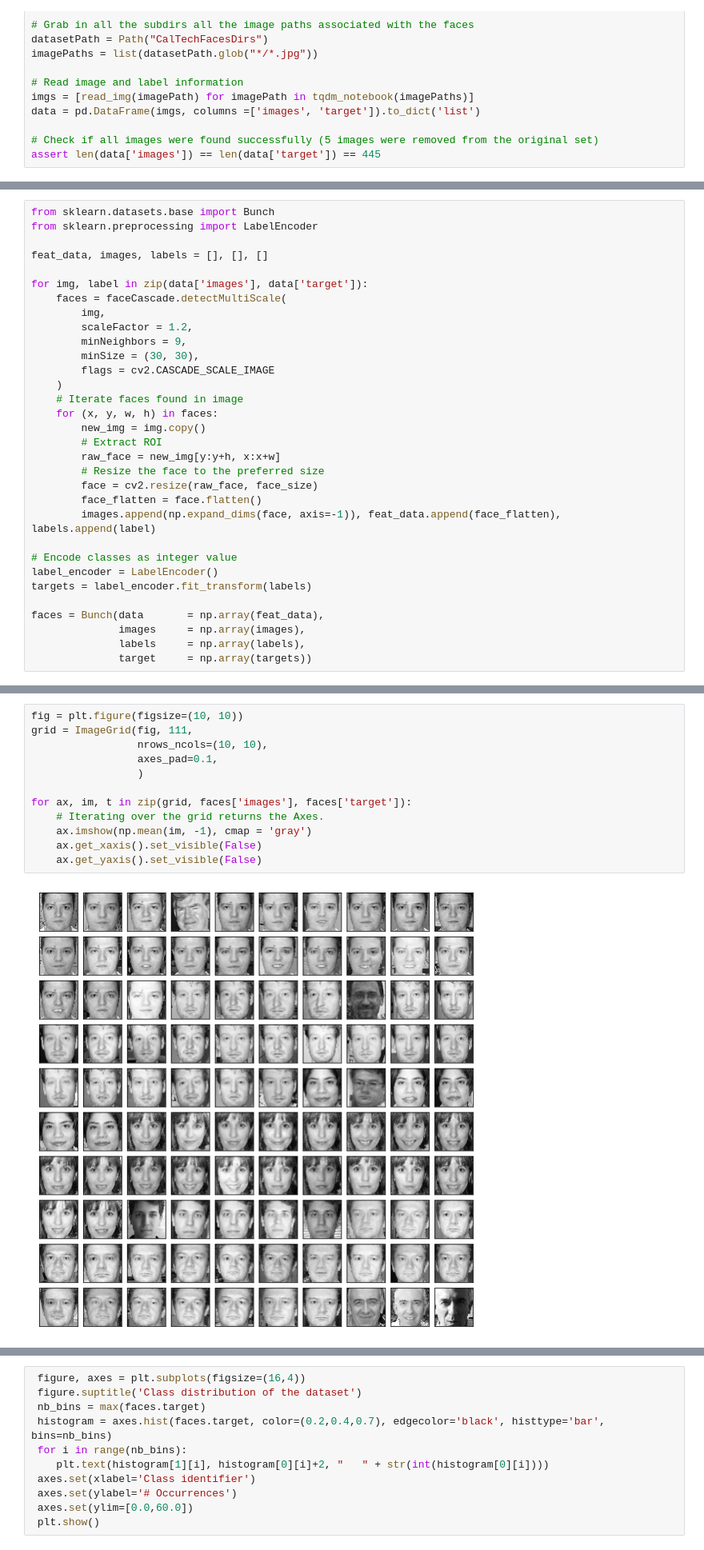
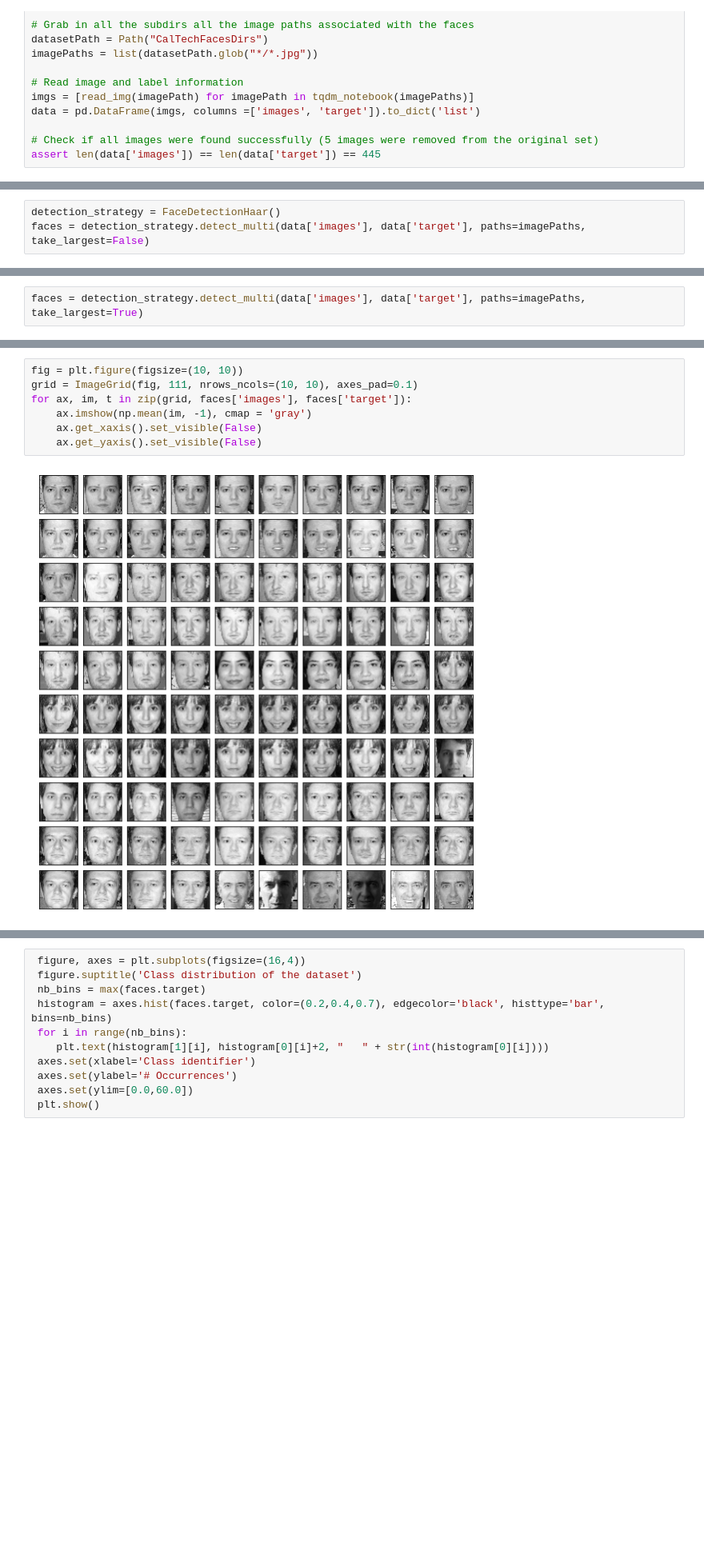
Before and after one commit to BrunoVandekerkhove/biometric-systems, a Jupyter notebook: face_recognition/facial_recognition.ipynb, the cells around one changed output, grey strips where cells are left out. Shown at 80% size. Drawn from its saved outputs; the diff is of its cells as text; blank space fills up the shorter version.

```diff
--- a/face_recognition/facial_recognition.ipynb
+++ b/face_recognition/facial_recognition.ipynb
@@ -135,32 +86,0 @@ faceCascade = cv2.CascadeClassifier('./models/haarcascade_frontalface_default.xm
-# %%
-from sklearn.datasets.base import Bunch
-from sklearn.preprocessing import LabelEncoder
-
-feat_data, images, labels = [], [], []
-
-for img, label in zip(data['images'], data['target']):
-    faces = faceCascade.detectMultiScale(
-        img,
-        scaleFactor = 1.2,
-        minNeighbors = 9,
-        minSize = (30, 30),
-        flags = cv2.CASCADE_SCALE_IMAGE
-    )
-    # Iterate faces found in image
-    for (x, y, w, h) in faces:
-        new_img = img.copy()
-        # Extract ROI
-        raw_face = new_img[y:y+h, x:x+w]
-        # Resize the face to the preferred size
-        face = cv2.resize(raw_face, face_size)
-        face_flatten = face.flatten()
-        images.append(np.expand_dims(face, axis=-1)), feat_data.append(face_flatten), labels.append(label)
-
-# Encode classes as integer value
-label_encoder = LabelEncoder()
-targets = label_encoder.fit_transform(labels)
-
-faces = Bunch(data       = np.array(feat_data),
-              images     = np.array(images),
-              labels     = np.array(labels),
-              target     = np.array(targets))
@@ -168,0 +137,3 @@ faces = Bunch(data       = np.array(feat_data),
+# %%
+detection_strategy = FaceDetectionHaar()
+faces = detection_strategy.detect_multi(data['images'], data['target'], paths=imagePaths, take_largest=False)
@@ -169,3 +158,5 @@ faces = Bunch(data       = np.array(feat_data),
+# %%
+faces = detection_strategy.detect_multi(data['images'], data['target'], paths=imagePaths, take_largest=True)
 # %%
 # Extract number of samples and image dimensions (for later display)
 n_samples, h, w, n_channels = faces.images.shape
@@ -191,14 +173,9 @@ n_features: 2209
 # %%
 fig = plt.figure(figsize=(10, 10))
-grid = ImageGrid(fig, 111,
-                 nrows_ncols=(10, 10),
-                 axes_pad=0.1,
-                 )
-
+grid = ImageGrid(fig, 111, nrows_ncols=(10, 10), axes_pad=0.1)
 for ax, im, t in zip(grid, faces['images'], faces['target']):
-    # Iterating over the grid returns the Axes.
     ax.imshow(np.mean(im, -1), cmap = 'gray')
     ax.get_xaxis().set_visible(False)
     ax.get_yaxis().set_visible(False)
 # %% [output]
-[figure, old version]
+[figure, new version]
```
Also changed, not shown: parts of 46 cells of this notebook.
